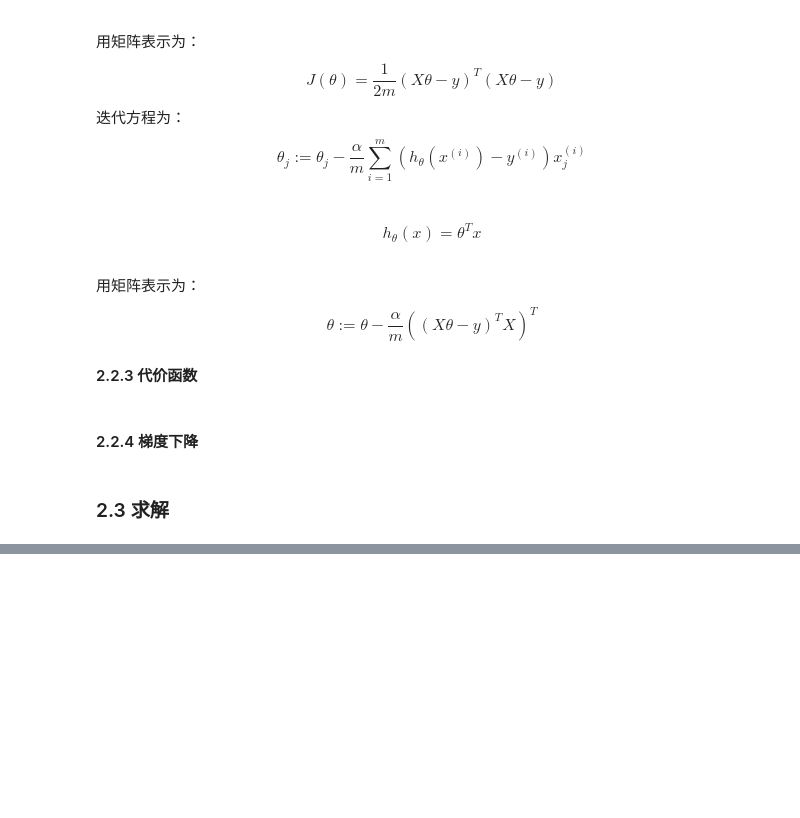
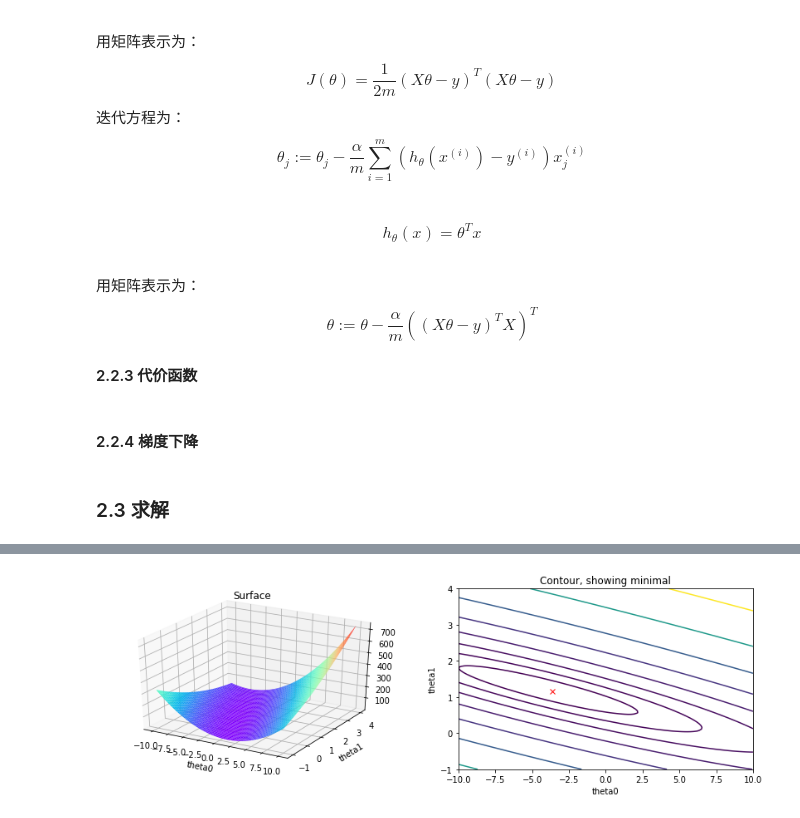
Before and after one commit to mvpboss1004/coursera_andrewng_ml, a Jupyter notebook: machine-learning-ex1/ex1/ex1.ipynb, the cells around one changed output, grey strips where cells are left out. Drawn from its saved outputs; the diff is of its cells as text; code cells hidden in the pictures; blank space fills up the shorter version.

```diff
--- a/machine-learning-ex1/ex1/ex1.ipynb
+++ b/machine-learning-ex1/ex1/ex1.ipynb
@@ -84,0 +91,25 @@ Final Theta: [[-3.63029144]
+# %%
+theta0_vals = np.linspace(-10, 10, 100)
+theta1_vals = np.linspace(-1, 4, 100)
+J_vals = np.zeros((len(theta0_vals), len(theta1_vals)))
+for i in range(0,len(theta0_vals)):
+    for j in range(0,len(theta1_vals)):
+        J_vals[i][j] = J(X, y, np.mat([[theta0_vals[i]], [theta1_vals[j]]]))
+fig = plt.figure(figsize=(14,4))
+ax2 = fig.add_subplot(122)
+ax2.contour(theta0_vals, theta1_vals, J_vals.T, np.logspace(-2,3,20))
+ax2.plot(theta[0], theta[1], 'rx')
+plt.xlabel('theta0')
+plt.ylabel('theta1')
+plt.title('Contour, showing minimal')
+
+theta0_vals, theta1_vals = np.meshgrid(theta0_vals, theta1_vals)
+ax1 = fig.add_subplot(121, projection='3d')
+ax1.plot_surface(theta0_vals, theta1_vals, J_vals, cmap=cm.rainbow)
+plt.xlabel('theta0')
+plt.ylabel('theta1')
+plt.title('Surface')
+
+plt.show()
+# %% [output]
+[figure, added]
```
Also changed, not shown: parts of 19 cells of this notebook.
